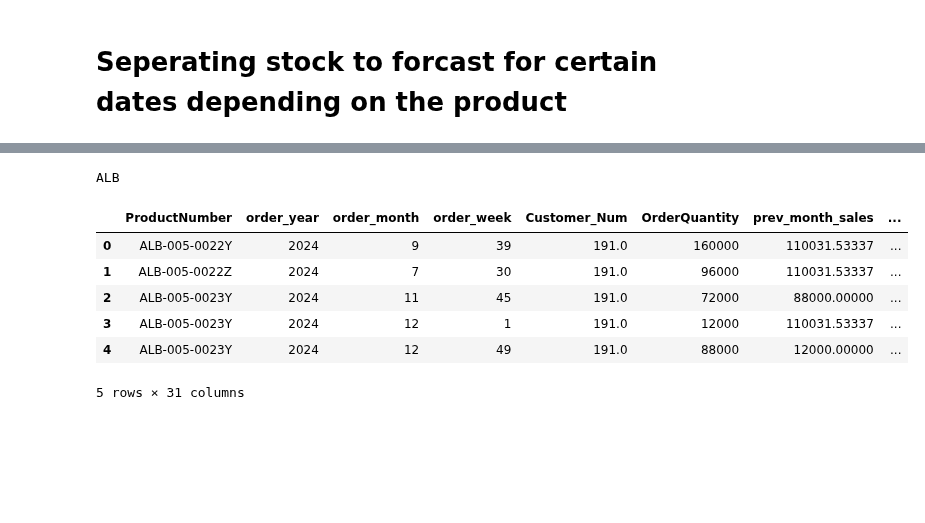
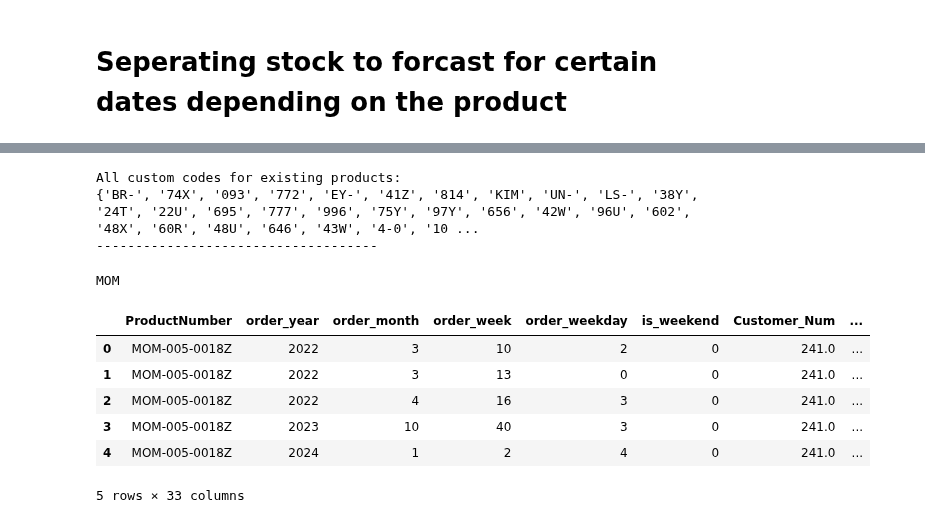
Before and after one commit to mwilko/SCM-Predictive-Analytics, a Jupyter notebook: notebooks/individual_stock_forecast.ipynb, the cells around one changed output, grey strips where cells are left out. Drawn from its saved outputs; the diff is of its cells as text; code cells hidden in the pictures; blank space fills up the shorter version.

```diff
--- a/notebooks/individual_stock_forecast.ipynb
+++ b/notebooks/individual_stock_forecast.ipynb
@@ -95,22 +47,28 @@ All custom codes for existing products:
+# %%
+ph.custom_prod_set()
+# %% [output]
+All custom codes for existing products:
+{'BR-', '74X', '093', '772', 'EY-', '41Z', '814', 'KIM', 'UN-', 'LS-', '38Y', '24T', '22U', '695', '777', '996', '75Y', '97Y', '656', '42W', '96U', '602', '48X', '60R', '48U', '646', '43W', '4-0', '10 ...
+------------------------------------
 # %%
 from sklearn.preprocessing import LabelEncoder
 from sklearn.model_selection import train_test_split
 
 # define the features and target variable from 'product_sales'
 # CHANGE THE CUSTOMER CODE HERE >>>>>>>>>>
-custom_code_df = pd.DataFrame(custom_code_ALB)
+custom_code_df = pd.DataFrame(ph.get_custom_code_data('MOM'))
 
 # customer code for later referencing
 custom_ref = custom_code_df.loc[0, 'ProductNumber'][:3].lower().upper()
 print(custom_ref)
 
 custom_code_df.head()
 # %% [output]
-ALB
+MOM
-|  | ProductNumber | order_year | order_month | order_week | Customer_Num | OrderQuantity | prev_month_sales | ... |
-| 0 | ALB-005-0022Y | 2024 | 9 | 39 | 191.0 | 160000 | 110031.53337 | ... |
-| 1 | ALB-005-0022Z | 2024 | 7 | 30 | 191.0 | 96000 | 110031.53337 | ... |
-| 2 | ALB-005-0023Y | 2024 | 11 | 45 | 191.0 | 72000 | 88000.00000 | ... |
-| 3 | ALB-005-0023Y | 2024 | 12 | 1 | 191.0 | 12000 | 110031.53337 | ... |
-| 4 | ALB-005-0023Y | 2024 | 12 | 49 | 191.0 | 88000 | 12000.00000 | ... |
+|  | ProductNumber | order_year | order_month | order_week | order_weekday | is_weekend | Customer_Num | ... |
+| 0 | MOM-005-0018Z | 2022 | 3 | 10 | 2 | 0 | 241.0 | ... |
+| 1 | MOM-005-0018Z | 2022 | 3 | 13 | 0 | 0 | 241.0 | ... |
+| 2 | MOM-005-0018Z | 2022 | 4 | 16 | 3 | 0 | 241.0 | ... |
+| 3 | MOM-005-0018Z | 2023 | 10 | 40 | 3 | 0 | 241.0 | ... |
+| 4 | MOM-005-0018Z | 2024 | 1 | 2 | 4 | 0 | 241.0 | ... |
-5 rows × 31 columns
+5 rows × 33 columns
```
Also changed, not shown: parts of 29 cells of this notebook, 5 other files.
